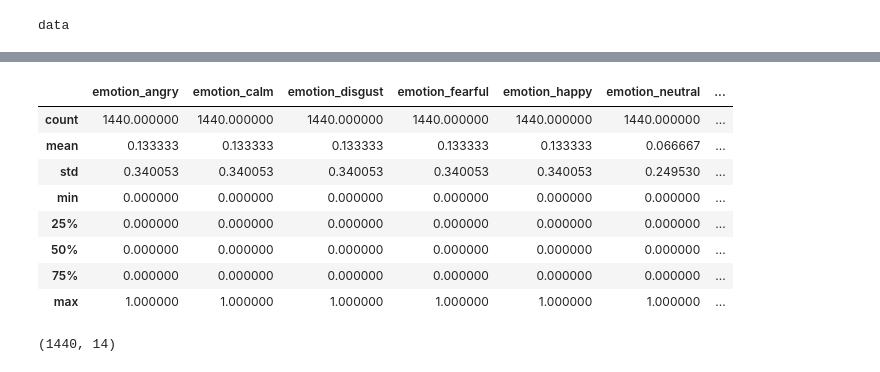
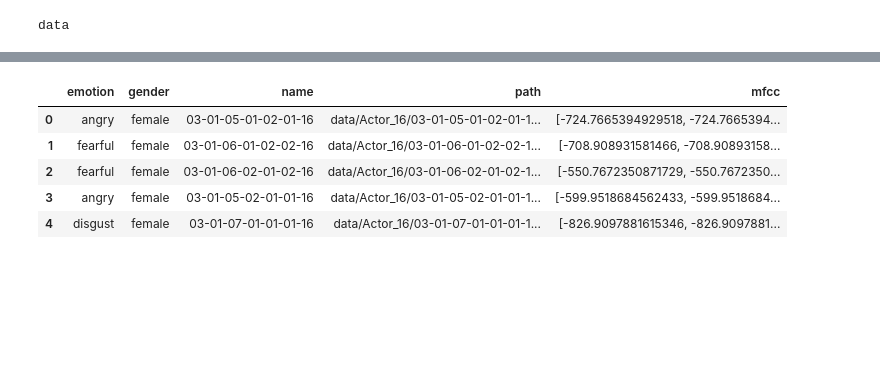
Before and after one commit to naikparag/speech-emotion-classifier-deep-learning, a Jupyter notebook: main.py.ipynb, the cells around one changed output, grey strips where cells are left out. Saved outputs shown, nothing was run; the diff lists cells and outputs as text; code cells hidden in the pictures; blank space fills up the shorter version.

```diff
--- a/main.py.ipynb
+++ b/main.py.ipynb
@@ -66,6 +55,6 @@ print(df)
 # %%
-df['emotion_original'] = df['emotion']
-df['gender_original'] = df['gender']
-df = pd.get_dummies(df, columns=['emotion','gender'])
+# df['emotion_original'] = df['emotion']
+# df['gender_original'] = df['gender']
+# df = pd.get_dummies(df, columns=['emotion','gender'])
 df.head()
 # %% [output]
@@ -77,0 +67,3 @@ df.head()
+# %%
+df = df[:400]
+df.shape
@@ -78,16 +116,21 @@ df.head()
+# %%
+def process_audio(row):
+    audioFilePath = row.path
+
+    y, sr = librosa.load(audioFilePath)
+    y = librosa.util.fix_length(y, 4*sr)
+    mfccs = librosa.feature.mfcc(y=y, sr=sr, n_mfcc=13)
+    row['mfcc'] = np.ravel(mfccs)
+    return row
+
+df['mfcc'] = np.nan
+df = df.apply(lambda row: process_audio(row), axis=1)
 # %%
-df.describe()
+df.head()
 # %% [output]
-|  | emotion_angry | emotion_calm | emotion_disgust | emotion_fearful | emotion_happy | emotion_neutral | ... |
-| count | 1440.000000 | 1440.000000 | 1440.000000 | 1440.000000 | 1440.000000 | 1440.000000 | ... |
-| mean | 0.133333 | 0.133333 | 0.133333 | 0.133333 | 0.133333 | 0.066667 | ... |
-| std | 0.340053 | 0.340053 | 0.340053 | 0.340053 | 0.340053 | 0.249530 | ... |
-| min | 0.000000 | 0.000000 | 0.000000 | 0.000000 | 0.000000 | 0.000000 | ... |
-| 25% | 0.000000 | 0.000000 | 0.000000 | 0.000000 | 0.000000 | 0.000000 | ... |
-| 50% | 0.000000 | 0.000000 | 0.000000 | 0.000000 | 0.000000 | 0.000000 | ... |
-| 75% | 0.000000 | 0.000000 | 0.000000 | 0.000000 | 0.000000 | 0.000000 | ... |
-| max | 1.000000 | 1.000000 | 1.000000 | 1.000000 | 1.000000 | 1.000000 | ... |
+|  | emotion | gender | name | path | mfcc |
+| 0 | angry | female | 03-01-05-01-02-01-16 | data/Actor_16/03-01-05-01-02-01-1... | [-724.7665394929518, -724.7665394... |
+| 1 | fearful | female | 03-01-06-01-02-02-16 | data/Actor_16/03-01-06-01-02-02-1... | [-708.908931581466, -708.90893158... |
+| 2 | fearful | female | 03-01-06-02-01-02-16 | data/Actor_16/03-01-06-02-01-02-1... | [-550.7672350871729, -550.7672350... |
+| 3 | angry | female | 03-01-05-02-01-01-16 | data/Actor_16/03-01-05-02-01-01-1... | [-599.9518684562433, -599.9518684... |
+| 4 | disgust | female | 03-01-07-01-01-01-16 | data/Actor_16/03-01-07-01-01-01-1... | [-826.9097881615346, -826.9097881... |
-# %%
-df.shape
-# %% [output]
-(1440, 14)
```
Also changed, not shown: parts of 14 cells of this notebook.
